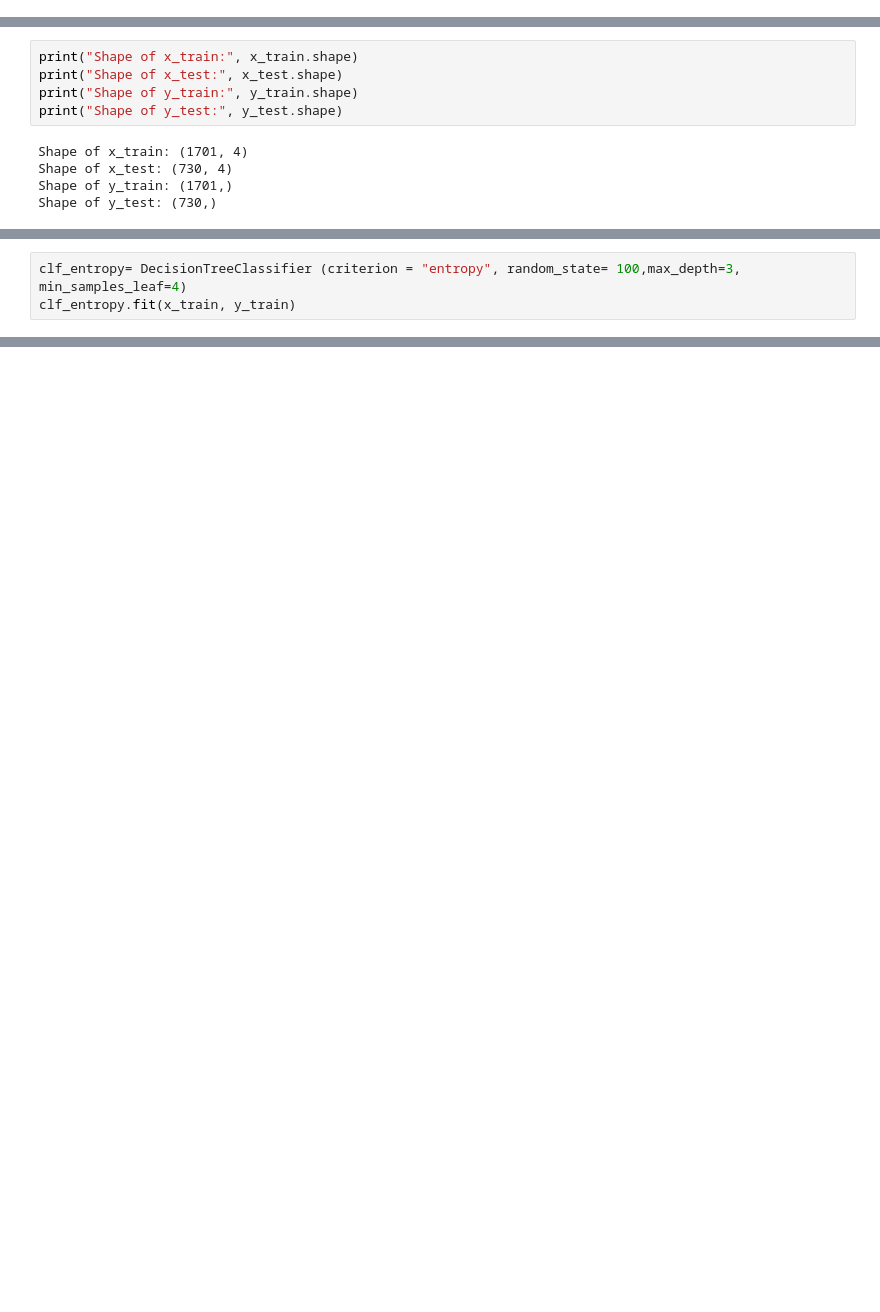
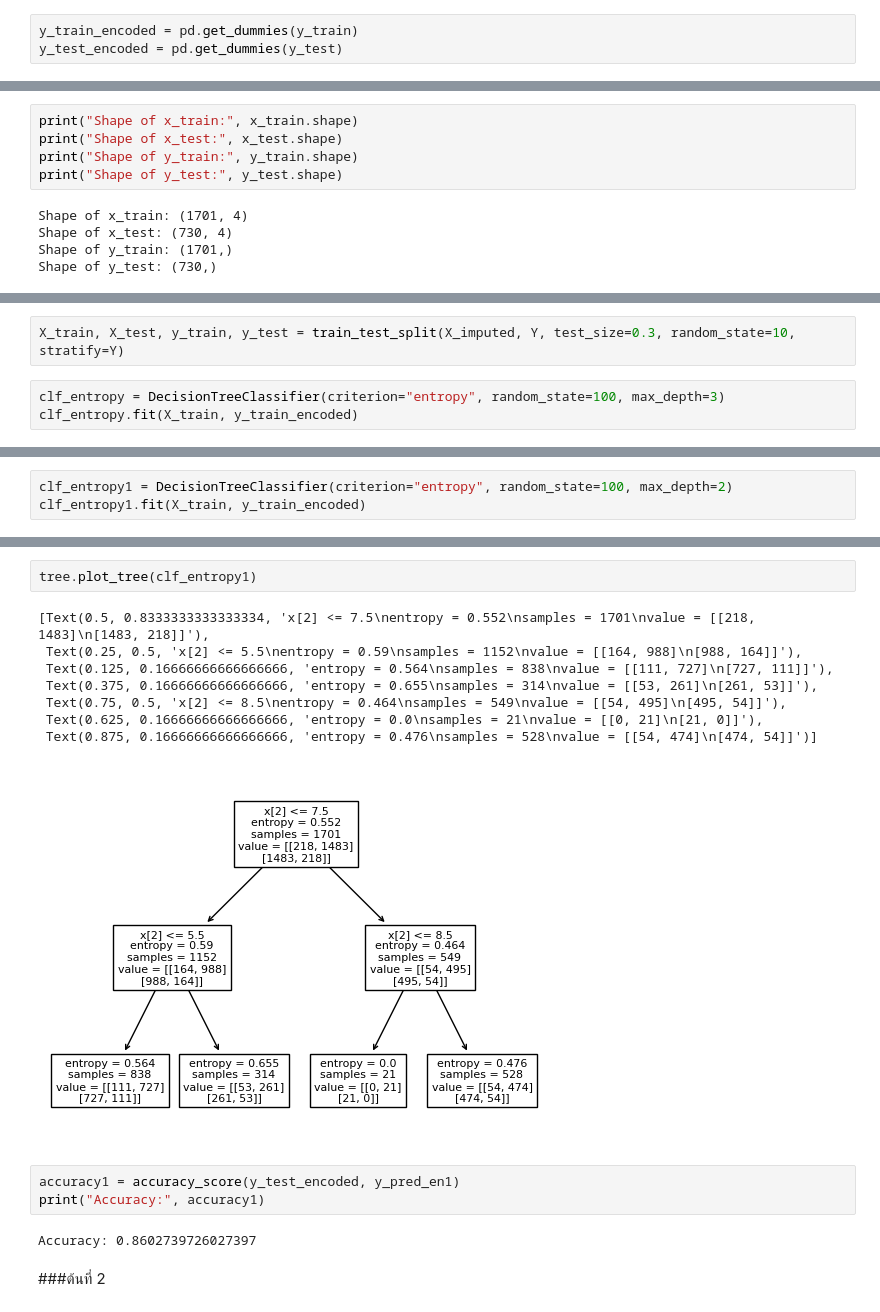
Before and after one commit to Thippawan72/BSC_DPDM23, a Jupyter notebook: Group_project2.ipynb, the cells around one changed output, grey strips where cells are left out. Drawn from its saved outputs; the diff is of its cells as text; blank space fills up the shorter version.

Commit message:
Run tree

```diff
--- a/Group_project2.ipynb
+++ b/Group_project2.ipynb
@@ -2010,0 +1968,3 @@ x_train, x_test, y_train, y_test = train_test_split(X_imputed, Y, test_size= 0.3
+# %%
+y_train_encoded = pd.get_dummies(y_train)
+y_test_encoded = pd.get_dummies(y_test)
@@ -2025,4 +2019,6 @@ array(['0', '0', '0', ..., 1.0, '0', '0'], dtype=object)
+# %%
+X_train, X_test, y_train, y_test = train_test_split(X_imputed, Y, test_size=0.3, random_state=10, stratify=Y)
 # %%
-clf_entropy= DecisionTreeClassifier (criterion = "entropy", random_state= 100,max_depth=3, min_samples_leaf=4)
-clf_entropy.fit(x_train, y_train)
+clf_entropy = DecisionTreeClassifier(criterion="entropy", random_state=100, max_depth=3)
+clf_entropy.fit(X_train, y_train_encoded)
 # %% [output]
@@ -2043,0 +2069,3 @@ tree.plot_tree(clf_entropy)
+# %%
+clf_entropy1 = DecisionTreeClassifier(criterion="entropy", random_state=100, max_depth=2)
+clf_entropy1.fit(X_train, y_train_encoded)
@@ -2043,0 +2085,18 @@ tree.plot_tree(clf_entropy)
+# %%
+tree.plot_tree(clf_entropy1)
+# %% [output]
+[Text(0.5, 0.8333333333333334, 'x[2] <= 7.5\nentropy = 0.552\nsamples = 1701\nvalue = [[218, 1483]\n[1483, 218]]'),
+ Text(0.25, 0.5, 'x[2] <= 5.5\nentropy = 0.59\nsamples = 1152\nvalue = [[164, 988]\n[988, 164]]'),
+ Text(0.125, 0.16666666666666666, 'entropy = 0.564\nsamples = 838\nvalue = [[111, 727]\n[727, 111]]'),
+ Text(0.375, 0.16666666666666666, 'entropy = 0.655\nsamples = 314\nvalue = [[53, 261]\n[261, 53]]'),
+ Text(0.75, 0.5, 'x[2] <= 8.5\nentropy = 0.464\nsamples = 549\nvalue = [[54, 495]\n[495, 54]]'),
+ Text(0.625, 0.16666666666666666, 'entropy = 0.0\nsamples = 21\nvalue = [[0, 21]\n[21, 0]]'),
+ Text(0.875, 0.16666666666666666, 'entropy = 0.476\nsamples = 528\nvalue = [[54, 474]\n[474, 54]]')]
+[figure, added]
+# %%
+accuracy1 = accuracy_score(y_test_encoded, y_pred_en1)
+print("Accuracy:", accuracy1)
+# %% [output]
+Accuracy: 0.8602739726027397
+# %% [markdown]
+###ต้นที่ 2
```
Also changed, not shown: parts of 47 cells of this notebook.
